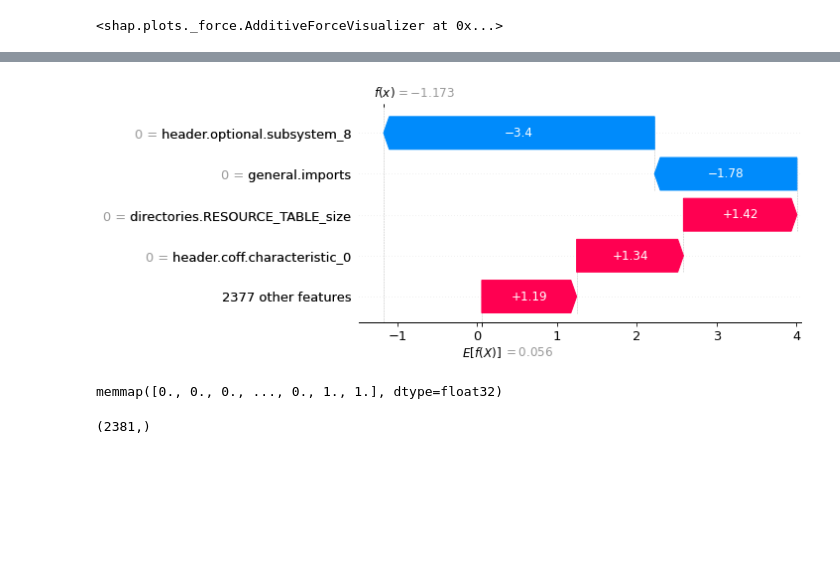
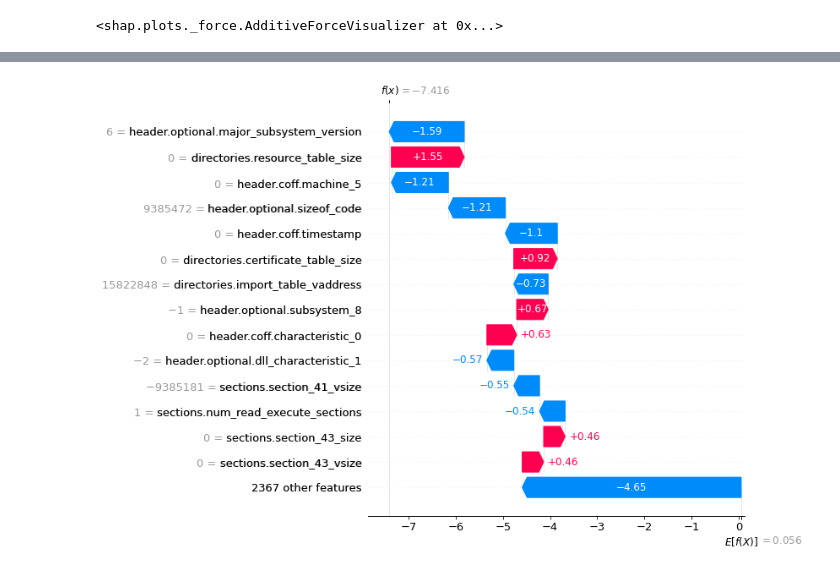
Before and after one commit to Septillion24/torment-nexus, a Jupyter notebook: notebooks/explain-model.ipynb, the cells around one changed output, grey strips where cells are left out. Cells and saved outputs as stored; diff of their text form; code cells hidden in the pictures; blank space fills up the shorter version.

Commit message:
fixed issue with string feature names

```diff
--- a/notebooks/explain-model.ipynb
+++ b/notebooks/explain-model.ipynb
@@ -39,11 +32,10 @@ byte_histogram = [f"Byte Histogram {a}" for a in range(256)] #256
 
 byte_entropy_histogram = [f"Byte Entropy Histogram {a}" for a in range(256)] #256
 
-strings = [f"string.{a}" for a in ["numstrings", "avlength", "printables",
-                                          [f"printabledist {b}" for b in range(len(raw_features["strings"]["printabledist"]))],
-                                          "entropy", "paths", "urls", "registry", "MZ"]
-                  for _ in (a if isinstance(a, list) else [a])
-                  ] # 8 + 96
+strings_1 = [f"string.{a}" for a in ["numstrings", "avlength", "printables"]]
+strings_2 = [f"string.printabledist_{b}" for b in range(len(raw_features["strings"]["printabledist"]))]
+strings_3 = [f"string.{a}" for a in ["entropy", "paths", "urls", "registry", "MZ"]] # 8 + 96
+strings = np.concatenate((strings_1,strings_2,strings_3))
 
 general_info = [f"general.{a}" for a in ["size", "vsize", "has_debug", "exports", "imports", "has_relocations", "has_resources", "has_signature", "has_tls", "symbols"]]
 
@@ -119,13 +109,5 @@ array({'sha256': '25d3e4916bbf90e25c9f303eb23a550fa5f9bdb175e592782401dca6823f2d
       dtype=object)
 # %%
-shap.plots.waterfall(shap_values_single[0], max_display=5) # this does not work with labels yet
+shap.plots.waterfall(shap_values_single[0], max_display=15)
 # %% [output]
-[figure, old version]
+[figure, new version]
-# %%
-y_train
-# %% [output]
-memmap([0., 0., 0., ..., 0., 1., 1.], dtype=float32)
-# %%
-extractor2.process_raw_features(raw_features).shape
-# %% [output]
-(2381,)
```
Also changed, not shown: parts of 10 cells of this notebook, 1 other file.
